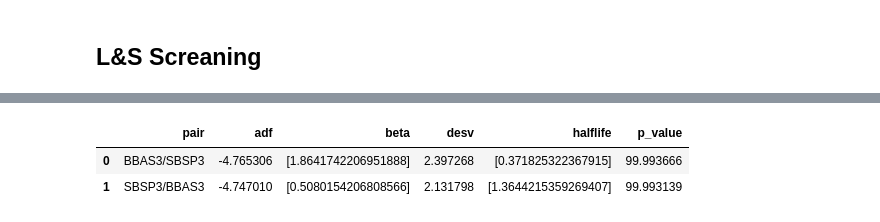
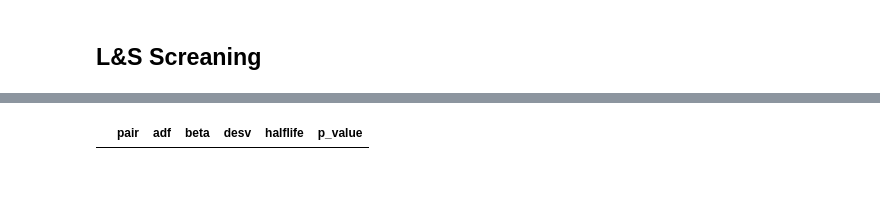
Before and after one commit to caiokinupp/py_lsbr, a Jupyter notebook: Screaming L&S.ipynb, the cells around one changed output, grey strips where cells are left out. Saved outputs shown, nothing was run; the diff lists cells and outputs as text; code cells hidden in the pictures; blank space fills up the shorter version.

```diff
--- a/Screaming L&S.ipynb
+++ b/Screaming L&S.ipynb
@@ -163,6 +145,3 @@ def double_cointegration(df, check = False):
         return df
 # %% [markdown]
 ## ELT Process
-# %%
-#etlyahoo(LST_B3_STOCKS, PATH_LS_DATA)
-updateYahooData(PATH_LS_DATA, LST_B3_STOCKS)
@@ -200,7 +188,7 @@ df_stocks = get_data(PATH_LS_DATA, max_date = None)
 list_pairs = getPairs(df_stocks)
 
 # Calculate Residuals between pairs
-prds = [160, 200, 252]
+prds = [252]
 lst_df_pairs_res = []
 lst_df_pairs_stats = []
 for periodo in prds:
@@ -208,6 +196,4 @@ for periodo in prds:
     df_pairs_res, df_pairs_stats = getPairsResiduals(list_pairs, df_stocks, col_name_date = 'date', periods = periodo)
     lst_df_pairs_res.append(df_pairs_res)
     lst_df_pairs_stats.append(df_pairs_stats)
-
-#df_pairs_res, df_pairs_stats = getPairsResiduals(list_pairs, df_stocks, col_name_date = 'date', periods = prds[2])
 # %% [output]
@@ -226,23 +202,21 @@ Para cada 1 real do ativo 1, operar beta*reais do ativo 2
 # %%
 prd_index = 0
 df_pairs_res = lst_df_pairs_res[prd_index]
 df_pairs_stats = lst_df_pairs_stats[prd_index]
 
 df_screaning = df_pairs_stats[
     (df_pairs_stats['adf'] <= -4.32) &
-    (df_pairs_stats['desv'] >= 1.85) &
-    (df_pairs_stats['desv'] < 3) &
+    (df_pairs_stats['desv'] >= 1.50) &
+    (df_pairs_stats['desv'] < 2.5) &
     (df_pairs_stats['beta'] >= 0.5) &
     (df_pairs_stats['beta'] < 2) &
     (df_pairs_stats['halflife'] <= 999)].sort_values(by='desv', ascending=False)
 
 df_screaning = double_cointegration(df_screaning, check = True)
 
 df_screaning.reset_index(drop=True)
 # %% [output]
 |  | pair | adf | beta | desv | halflife | p_value |
-| 0 | BBAS3/SBSP3 | -4.765306 | [1.8641742206951888] | 2.397268 | [0.371825322367915] | 99.993666 |
-| 1 | SBSP3/BBAS3 | -4.747010 | [0.5080154206808566] | 2.131798 | [1.3644215359269407] | 99.993139 |
 # %%
 for n_pair in range(len(df_screaning)):
 
```
Also changed, not shown: parts of 7 cells of this notebook, 2 other files.
